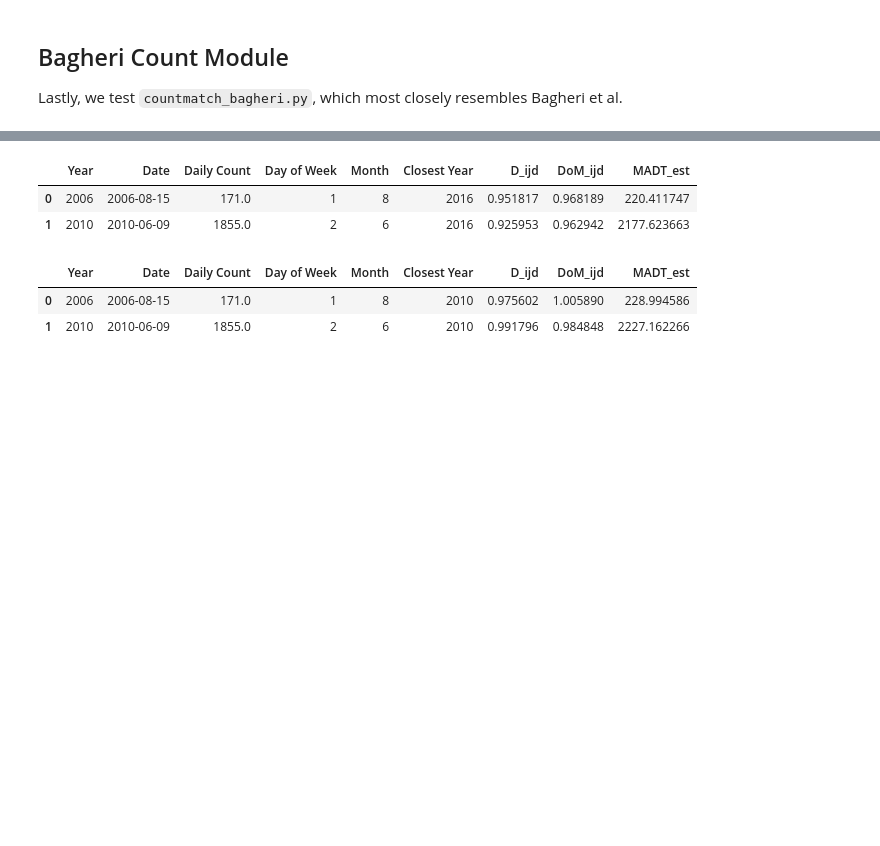
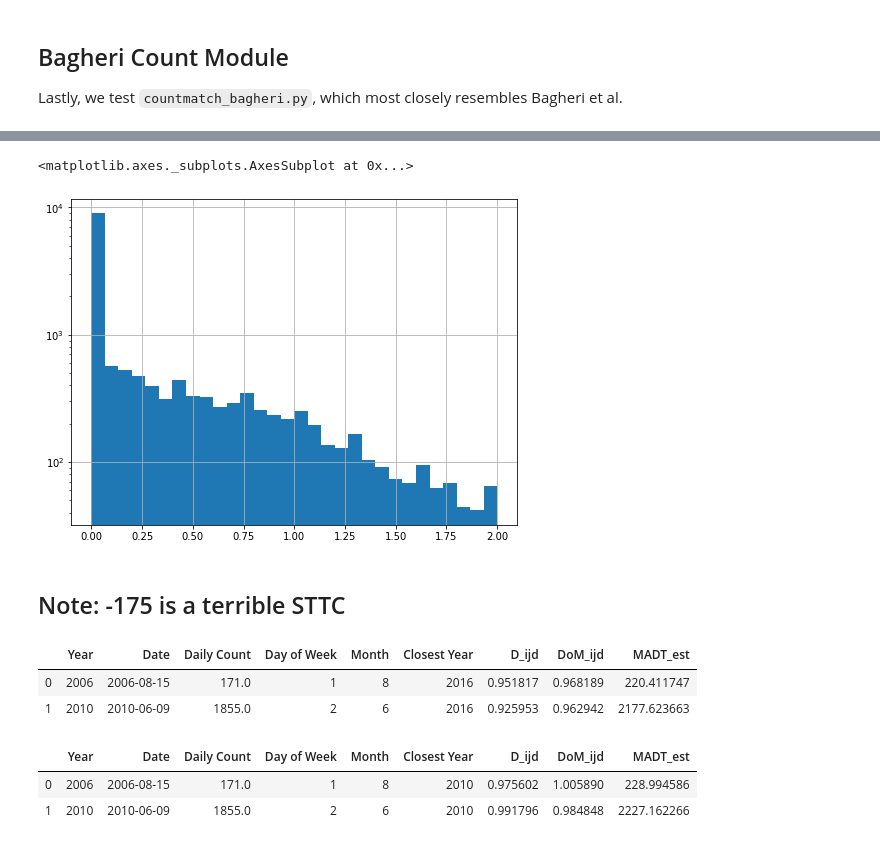
Before and after one commit to CityofToronto/bdit_traffic_prophet, a Jupyter notebook: development_notebooks/CountmatchDev4-FunctionTests.ipynb, the cells around one changed output, grey strips where cells are left out. Saved outputs shown, nothing was run; the diff lists cells and outputs as text; code cells hidden in the pictures; blank space fills up the shorter version.

```diff
--- a/development_notebooks/CountmatchDev4-FunctionTests.ipynb
+++ b/development_notebooks/CountmatchDev4-FunctionTests.ipynb
@@ -195,0 +339,2 @@ cmh.get_aadt_estimate_for_sttc(
+# %%
+bagcov_aadt_estimates = cmb.estimate_aadts(rdr_bag, nb, 2019, erroralgo='Minimum COV', progress_bar=True)
@@ -196,3 +357,17 @@ cmh.get_aadt_estimate_for_sttc(
+# %%
+aadt_est_check = pd.merge(bag_aadt_estimates[['AADT Estimate']], bagcov_aadt_estimates[['AADT Estimate']],
+                          how='outer', left_index=True, right_index=True)
+# %%
+aadt_est_check['Fractional Error'] = (2 * abs(aadt_est_check['AADT Estimate_x'] - aadt_est_check['AADT Estimate_y']) /
+                                      (aadt_est_check['AADT Estimate_x'] + aadt_est_check['AADT Estimate_y']))
+# %%
+fig, ax = plt.subplots(figsize=(8, 6))
+aadt_est_check['Fractional Error'].hist(ax=ax, bins=30, log=True)
+# %% [output]
+<matplotlib.axes._subplots.AxesSubplot at 0x...>
+[figure, added]
+# %% [markdown]
+## Note: -175 is a terrible STTC
 # %%
 tc = rdr_bag.sttcs[-175]
 ptcs = rdr_bag.ptcs
```
Also changed, not shown: parts of 31 cells of this notebook, 3 other files.
